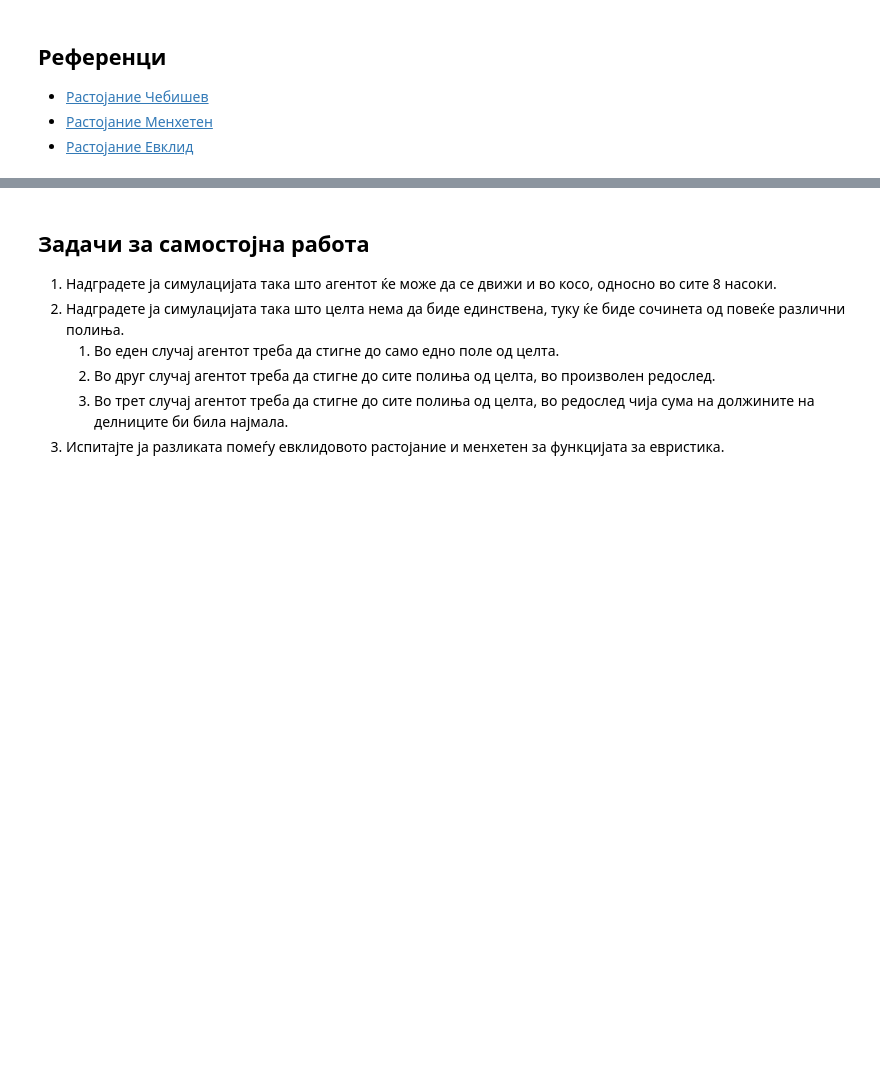
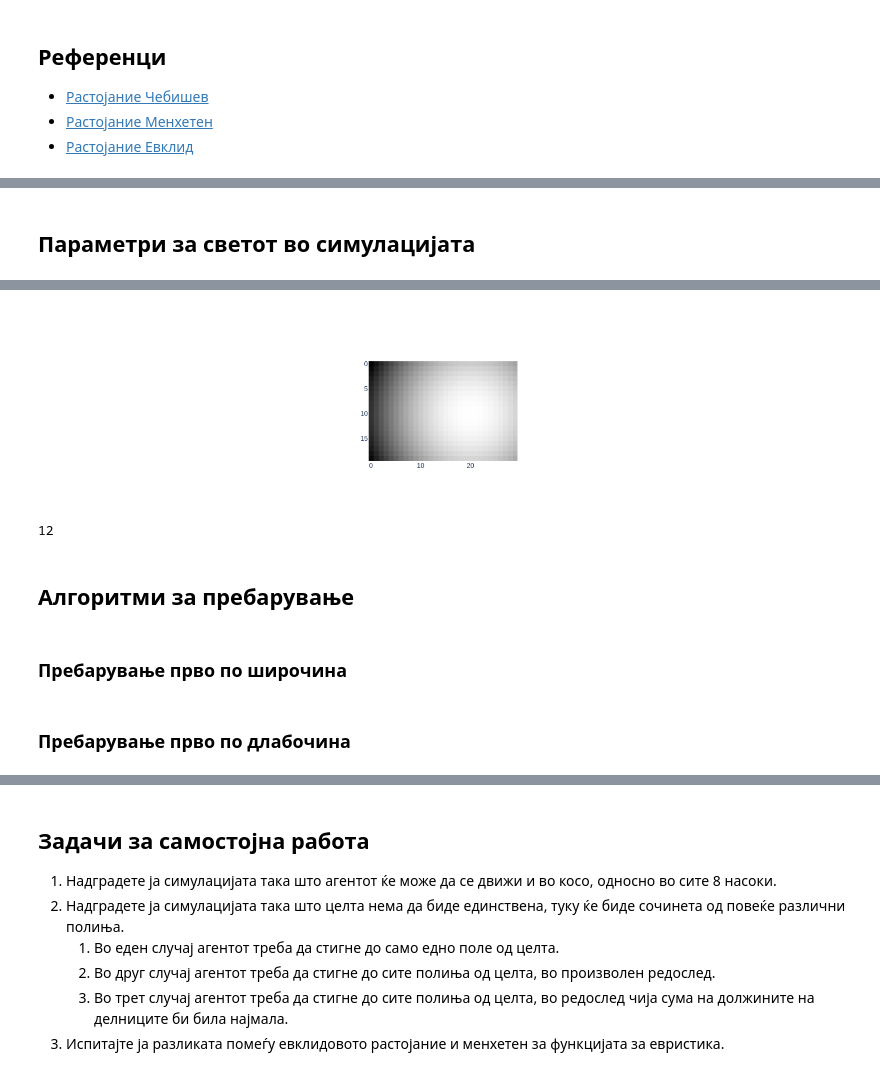
Before and after one commit to markoskiz/ovi-ai, a Jupyter notebook: code/05_Движење_во_матрица.ipynb, the cells around one changed output, grey strips where cells are left out. Drawn from its saved outputs; the diff is of its cells as text; code cells hidden in the pictures; blank space fills up the shorter version.

```diff
--- a/code/05_Движење_во_матрица.ipynb
+++ b/code/05_Движење_во_матрица.ipynb
@@ -247,0 +20,2 @@ VBox(children=(HBox(children=(Play(value=0, interval=10, max=3000, show_repeat=F
+# %% [markdown]
+## Параметри за светот во симулацијата
@@ -247,0 +29,20 @@ VBox(children=(HBox(children=(Play(value=0, interval=10, max=3000, show_repeat=F
+# %%
+def create_mountain():
+    def f(x, y):
+        return 1 - (x - 2 * COLUMNS // 3) ** 2 - (y - ROWS // 2) ** 2
+
+    mountain = [[f(x, y) for x in range(COLUMNS)] for y in range(ROWS)]
+    min_value = min(min(mountain))
+    for y in range(ROWS):
+        for x in range(COLUMNS):
+            mountain[y][x] = [mountain[y][x] - min_value] * 3
+
+    min_value = min(min(min(mountain)))
+    max_value = max(max(max(mountain)))
+    mountain_image = go.Image(z=mountain, zmin=[min_value]*4, zmax=[max_value]*4)
+    return mountain, mountain_image
+
+
+MOUNTAIN, mountain_image = create_mountain()
+go.Figure(mountain_image)
+# %% [output]
@@ -247,0 +50,20 @@ VBox(children=(HBox(children=(Play(value=0, interval=10, max=3000, show_repeat=F
+[figure, added]
+# %%
+def get_weight(source_state, destination_state):
+    """ Функцијата враќа колку е тешко да се движиме по планината,
+        односно тежини кај тежинскиот граф,
+        потребни за пребарувањата со униформна цена и А*
+    """
+    source_x, source_y = source_state
+    destination_x, destination_y = destination_state
+    weight = MOUNTAIN[destination_y][destination_x][0] - MOUNTAIN[source_y][source_x][0]
+    return 1 + max(weight, 0)
+
+
+get_weight((3, 4), (3, 5))
+# %% [output]
+12
+# %% [markdown]
+## Алгоритми за пребарување
+# %% [markdown]
+### Пребарување прво по широчина
@@ -247,0 +86,2 @@ VBox(children=(HBox(children=(Play(value=0, interval=10, max=3000, show_repeat=F
+# %% [markdown]
+### Пребарување прво по длабочина
```
Also changed, not shown: parts of 43 cells of this notebook.
